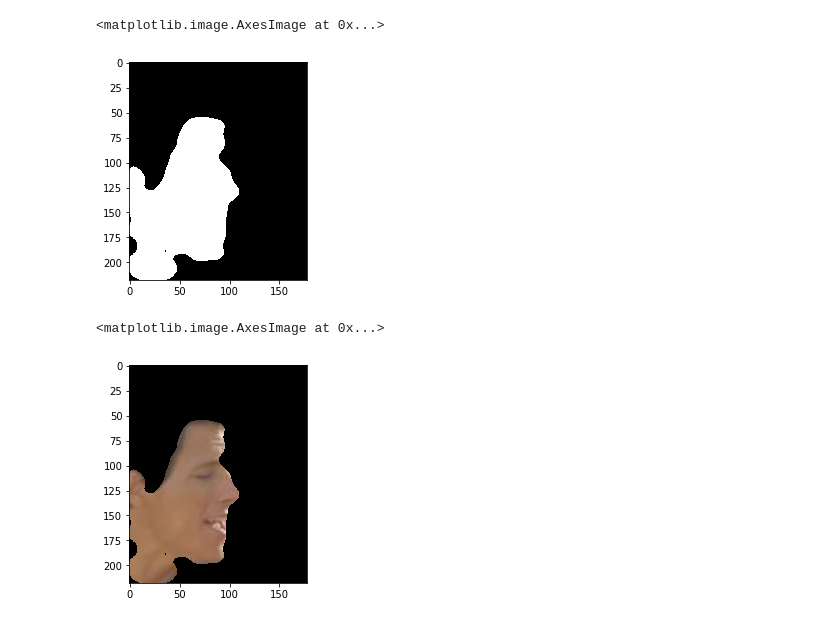
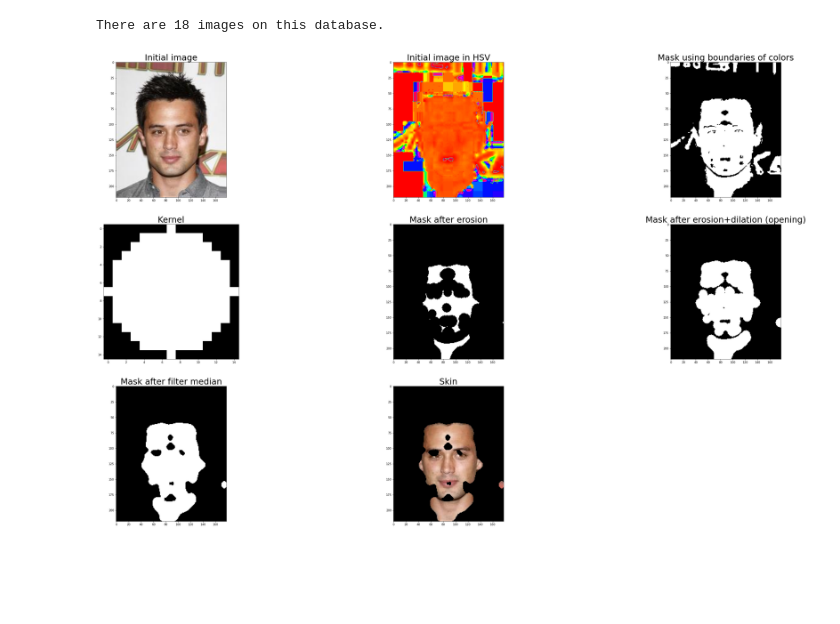
Before and after one commit to miniTalDev/skin-detection-in-face-images, a Jupyter notebook: skin-detection.ipynb, the cells around one changed output. Drawn from its saved outputs; the diff is of its cells as text; code cells hidden in the pictures; blank space fills up the shorter version.

```diff
--- a/skin-detection.ipynb
+++ b/skin-detection.ipynb
@@ -137,11 +104,7 @@ Text(0.5, 1.0, 'Iniitial image in HSV')
 # %%
-def skin_mask(hsv_image: np.ndarray):
-    n,m, _ = input_image.shape
+def skin_mask(hsv_image: np.ndarray, lower, upper):
+    n,m, _ = hsv_image.shape
     auxiliar = np.clip(np.multiply(np.where(hsv_image > lower,255, 0),np.where(hsv_image < upper,255,0)), 0,1)
     output = np.array([auxiliar[i][j][0]*auxiliar[i][j][1]*auxiliar[i][j][2] for i in range(n) for j in range(m)],
                       dtype=np.uint8).reshape(n,m)
     return output
-# %%
-mask_image = skin_mask(hsv_image)
-plt.imshow(mask_image, cmap="gray")
-plt.title('Initial Mask')
@@ -201,18 +150,44 @@ def filter_median(src: np.ndarray, filter_size: int) -> np.ndarray:
             dst[i - a][j - a] = sub_src[(filter_size*filter_size)//2]
 
     return dst
-# %%
-filtered_mask_image = filter_median(mask_image_opening, 9)
-plt.imshow(filtered_mask_image, cmap="gray")
-# %% [output]
-<matplotlib.image.AxesImage at 0x...>
-[figure, removed]
 # %%
-output_image = np.zeros(input_image.shape, dtype=np.uint8)
-output_image[:, :, 0] = np.multiply(filtered_mask_image, input_image[:, :,0])
-output_image[:, :, 1] = np.multiply(filtered_mask_image, input_image[:, :,1])
-output_image[:, :, 2] = np.multiply(filtered_mask_image, input_image[:, :,2])
-plt.imshow(output_image)
+def mask_to_image(filtered_mask_image, input_image):
+    output_image = np.zeros(input_image.shape, dtype=np.uint8)
+    output_image[:, :, 0] = np.multiply(filtered_mask_image, input_image[:, :,0])
+    output_image[:, :, 1] = np.multiply(filtered_mask_image, input_image[:, :,1])
+    output_image[:, :, 2] = np.multiply(filtered_mask_image, input_image[:, :,2])
+    return output_image
-# %% [output]
-<matplotlib.image.AxesImage at 0x...>
-[figure, removed]
+# %%
+def skin_detection():
+    plt.subplots(figsize=(50,30))
+    fontsize = 30
+
+    images, df = read_celeba()
+    input_filename = "data_faces/img_align_celeba/" + images[2]
+    input_image = io.imread(input_filename)
+    plt.subplot(3, 3, 1); plt.imshow(input_image); plt.title('Initial image', fontdict={'fontsize': fontsize})
+
+    hsv_image = rgb2hsv(input_image)
+    plt.subplot(3, 3, 2); plt.imshow(hsv_image[:, :,0], cmap="hsv"); plt.title("Initial image in HSV", fontdict={'fontsize': fontsize})
+
+    lower, upper = lower_upper_boundaries()
+    mask_image = skin_mask(hsv_image, lower, upper)
+    plt.subplot(3, 3, 3); plt.imshow(mask_image, cmap="gray"); plt.title('Mask using boundaries of colors', fontdict={'fontsize': fontsize})
+
+    mask_image_opening, mask_image_erosion, kernel = opening(mask_image)
+    plt.subplot(3, 3, 4); plt.imshow(kernel, cmap="gray"); plt.title("Kernel", fontdict={'fontsize': fontsize})
+    plt.subplot(3, 3, 5); plt.imshow(mask_image_erosion, cmap="gray"); plt.title("Mask after erosion", fontdict={'fontsize': fontsize})
+    plt.subplot(3, 3, 6); plt.imshow(mask_image_opening, cmap="gray"); plt.title("Mask after erosion+dilation (opening)", fontdict={'fontsize': fontsize})
+
+    filtered_mask_image = filter_median(mask_image_opening, 9)
+    plt.subplot(3, 3, 7); plt.imshow(filtered_mask_image, cmap="gray"); plt.title("Mask after filter median", fontdict={'fontsize': fontsize})
+
+    skin = mask_to_image(filtered_mask_image, input_image)
+    plt.subplot(3, 3, 8); plt.imshow(skin, cmap="gray"); plt.title("Skin", fontdict={'fontsize': fontsize})
+
+    return skin
+
+skin = skin_detection()
+# %% [output]
+There are 18 images on this database.
+[figure, added]
```
Also changed, not shown: parts of 13 cells of this notebook, 1 other file.
